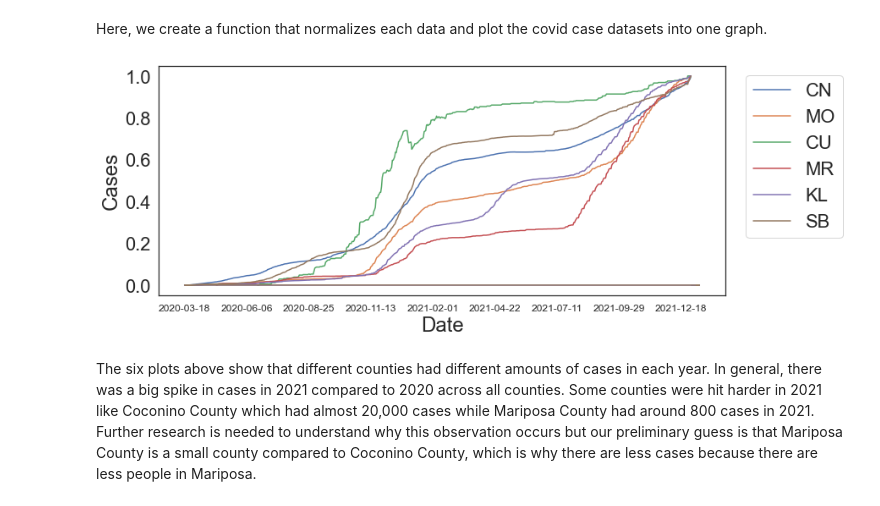
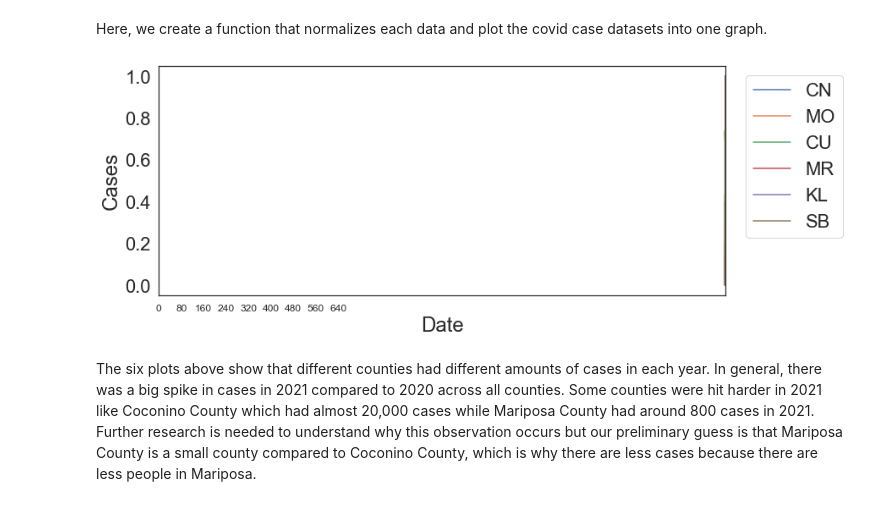
Before and after one commit to mqdhilla/COGS108_Repo, a Jupyter notebook: FinalProjectGroup043-Wi22.ipynb, the cells around one changed output. Drawn from its saved outputs; the diff is of its cells as text; code cells hidden in the pictures.

```diff
--- a/FinalProjectGroup043-Wi22.ipynb
+++ b/FinalProjectGroup043-Wi22.ipynb
@@ -1157,28 +1337,28 @@ def normalize(cases, max):
     return cases
 # %%
 # find max value of cases in counties
-CN_max = df_covid_cases_CN['cases'].max()
-MO_max = df_covid_cases_MO['cases'].max()
-CU_max = df_covid_cases_CU['cases'].max()
-MR_max = df_covid_cases_MR['cases'].max()
-KL_max = df_covid_cases_KL['cases'].max()
-SB_max = df_covid_cases_SB['cases'].max()
+CN_max = df_covid_cases_CN['Cases'].max()
+MO_max = df_covid_cases_MO['Cases'].max()
+CU_max = df_covid_cases_CU['Cases'].max()
+MR_max = df_covid_cases_MR['Cases'].max()
+KL_max = df_covid_cases_KL['Cases'].max()
+SB_max = df_covid_cases_SB['Cases'].max()
 # %%
 # plot function with normalized values to see relationship between cases across counties
-plt.plot(df_covid_cases_CN['date'], df_covid_cases_CN['cases'].apply(normalize, max = CN_max), label='CN')
-plt.plot(df_covid_cases_MO['date'], df_covid_cases_MO['cases'].apply(normalize, max = MO_max), label='MO')
-plt.plot(df_covid_cases_CU['date'], df_covid_cases_CU['cases'].apply(normalize, max = CU_max), label='CU')
-plt.plot(df_covid_cases_MR['date'], df_covid_cases_MR['cases'].apply(normalize, max = MR_max), label='MR')
-plt.plot(df_covid_cases_KL['date'], df_covid_cases_KL['cases'].apply(normalize, max = KL_max), label='KL')
-plt.plot(df_covid_cases_SB['date'], df_covid_cases_SB['cases'].apply(normalize, max = SB_max), label='SB')
+plt.plot(df_covid_cases_CN['Date'], df_covid_cases_CN['Cases'].apply(normalize, max = CN_max), label='CN')
+plt.plot(df_covid_cases_MO['Date'], df_covid_cases_MO['Cases'].apply(normalize, max = MO_max), label='MO')
+plt.plot(df_covid_cases_CU['Date'], df_covid_cases_CU['Cases'].apply(normalize, max = CU_max), label='CU')
+plt.plot(df_covid_cases_MR['Date'], df_covid_cases_MR['Cases'].apply(normalize, max = MR_max), label='MR')
+plt.plot(df_covid_cases_KL['Date'], df_covid_cases_KL['Cases'].apply(normalize, max = KL_max), label='KL')
+plt.plot(df_covid_cases_SB['Date'], df_covid_cases_SB['Cases'].apply(normalize, max = SB_max), label='SB')
 plt.xlabel('Date')
 plt.ylabel('Cases')
 plt.xticks(np.arange(0,670,step=80))
 plt.xticks(fontsize=12)
 plt.legend(bbox_to_anchor=(1.02, 1))
 plt.show()
 # %% [output]
-[figure, old version]
+[figure, new version]
 # %% [markdown]
 The six plots above show that different counties had different amounts of cases in each year. In general, there was a big spike in cases in 2021 compared to 2020 across all counties. Some counties were hit harder in 2021 like Coconino County which had almost 20,000 cases while Mariposa County had around 800 cases in 2021. Further research is needed to understand why this observation occurs but our preliminary guess is that Mariposa County is a small county compared to Coconino County, which is why there are less cases because there are less people in Mariposa.
 # %% [markdown]
```
Also changed, not shown: parts of 21 cells of this notebook.
